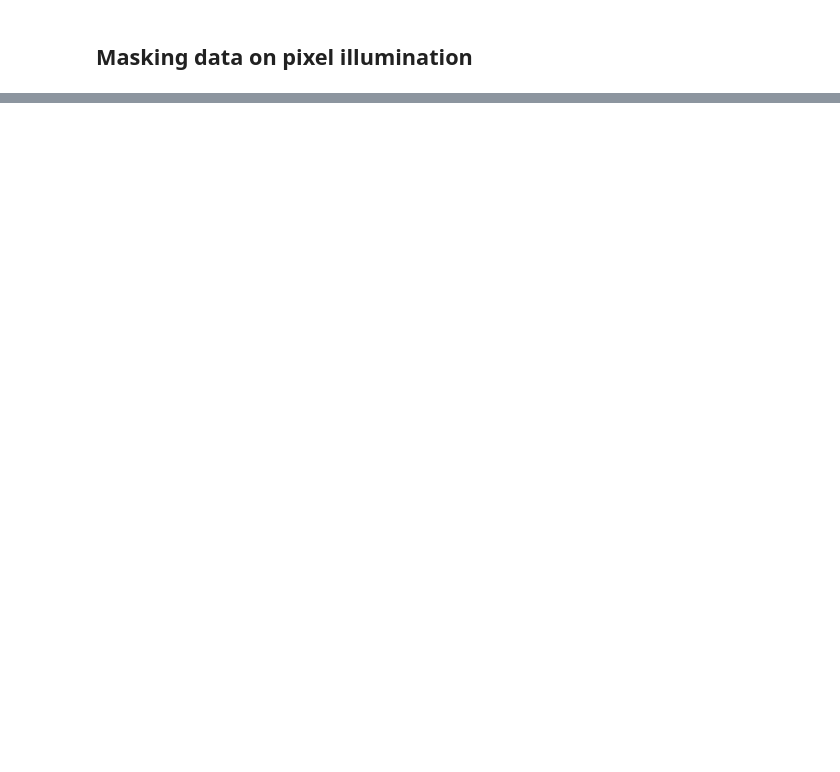
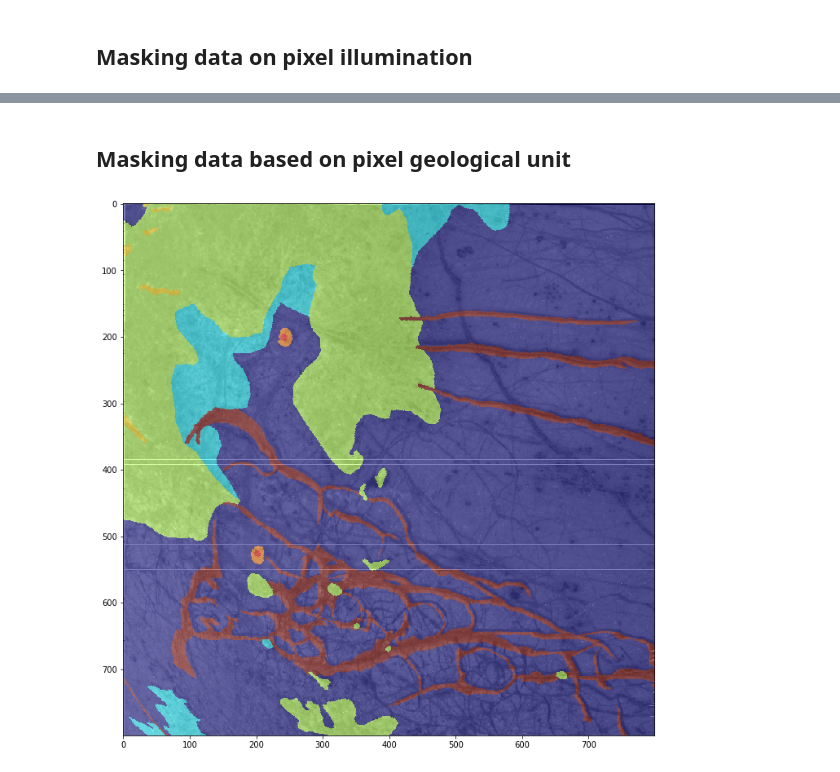
Before and after one commit to seignovert/galileo-ssi, a Jupyter notebook: notebooks/SSI_plot.ipynb, the cells around one changed output, grey strips where cells are left out. Saved outputs shown, nothing was run; the diff lists cells and outputs as text; code cells hidden in the pictures; blank space fills up the shorter version.

Commit message:
Add Europa geological map

```diff
--- a/notebooks/SSI_plot.ipynb
+++ b/notebooks/SSI_plot.ipynb
@@ -118,0 +119,2 @@ ax1.set_xlabel('Emergence angle (°)');
+# %% [markdown]
+## Masking data based on pixel geological unit
@@ -118,0 +123,7 @@ ax1.set_xlabel('Emergence angle (°)');
+# %%
+fig, ax = plt.subplots(figsize=(12, 12))
+
+ax.imshow(img.data, extent=img.extent, vmin=0, vmax=1, cmap='gray')
+ax.imshow(EUROPA(img, legend=False), cmap='jet_r', alpha=.5);
+# %% [output]
+[figure, added]
```
Also changed, not shown: parts of 6 cells of this notebook, 5 other files.
